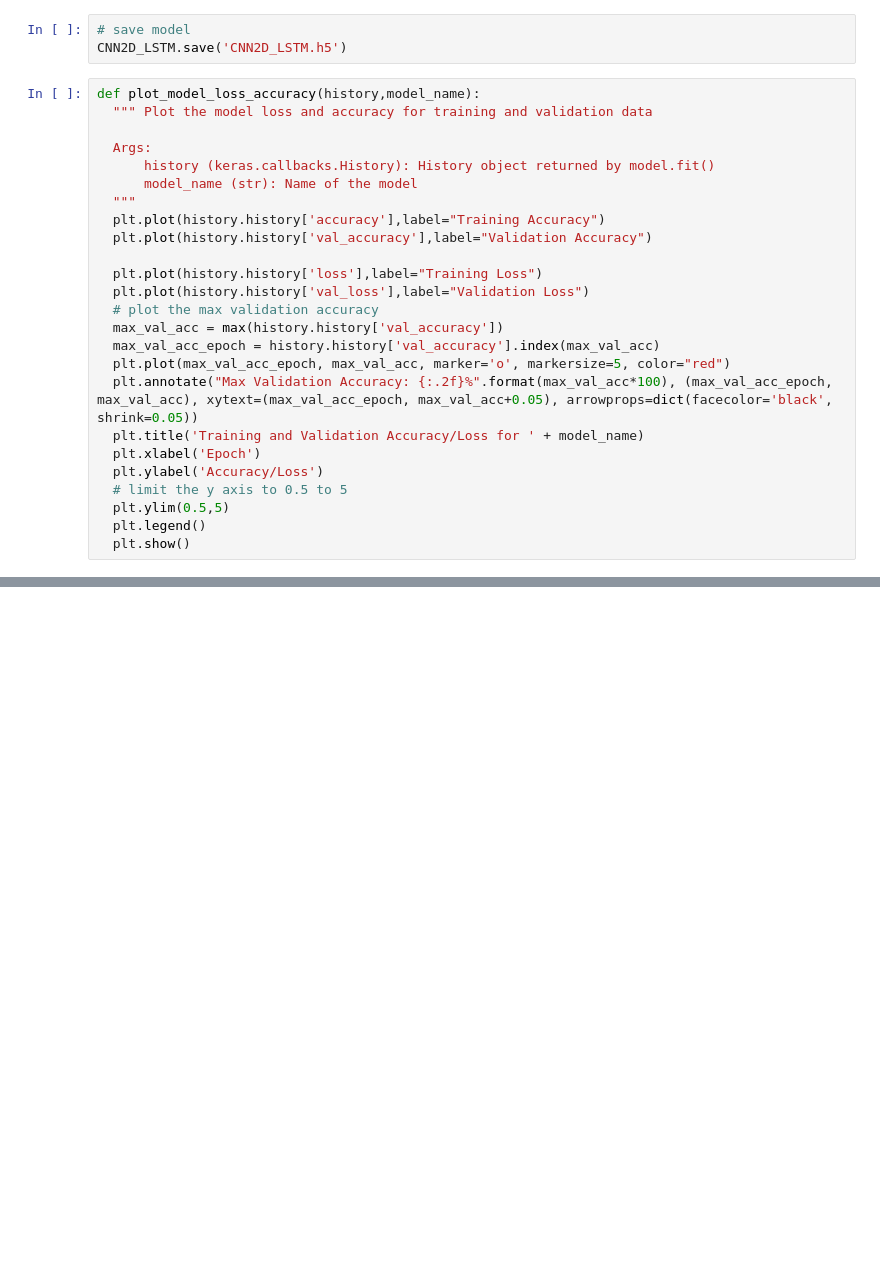
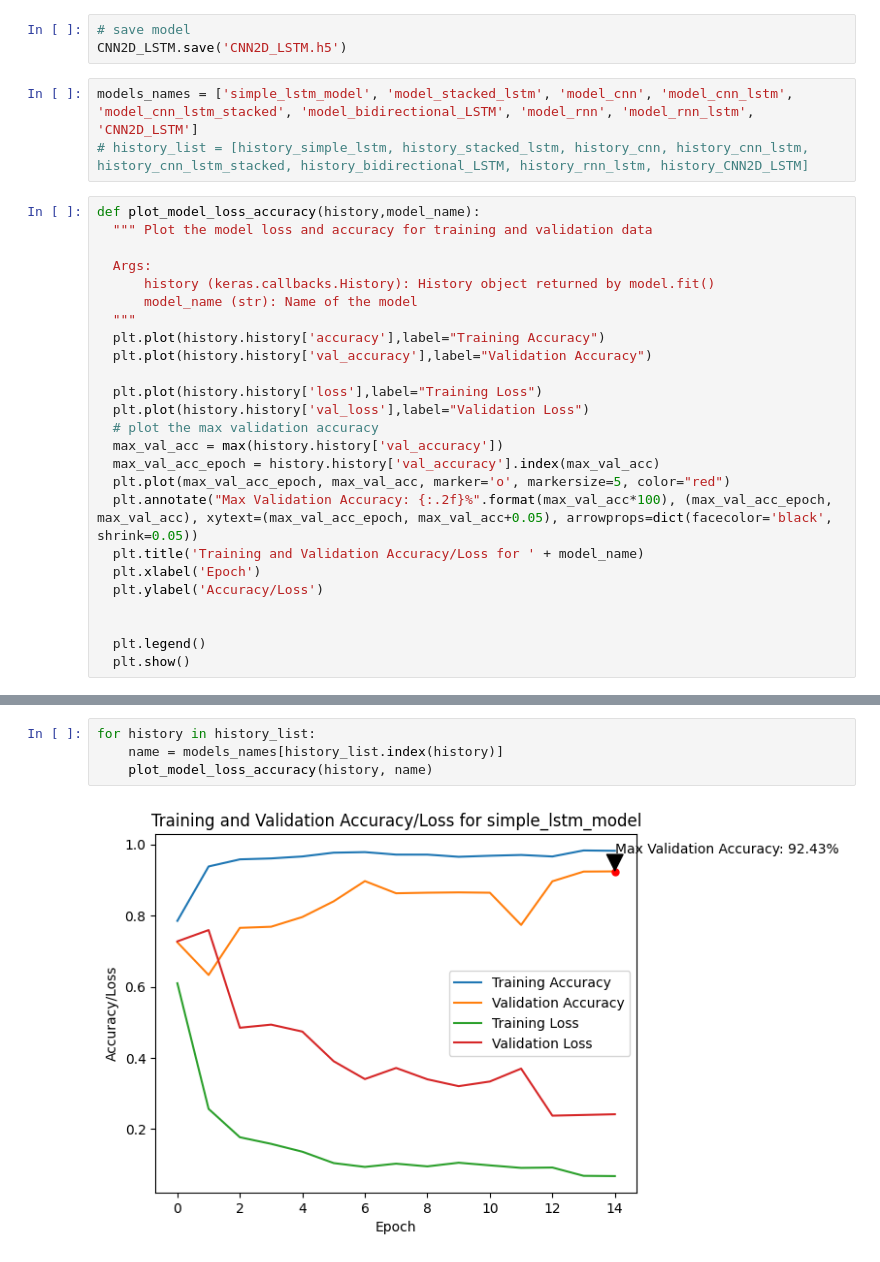
Before and after one commit to Enzo-hmdy/Secu_IOT_UQAC2, a Jupyter notebook: cleaning.ipynb, the cells around one changed output, grey strips where cells are left out. Cells and saved outputs as stored; diff of their text form; blank space fills up the shorter version.

```diff
--- a/cleaning.ipynb
+++ b/cleaning.ipynb
@@ -557,6 +616,9 @@ Epoch 15/15
 # %%
 # save model
 CNN2D_LSTM.save('CNN2D_LSTM.h5')
+# %%
+models_names = ['simple_lstm_model', 'model_stacked_lstm', 'model_cnn', 'model_cnn_lstm', 'model_cnn_lstm_stacked', 'model_bidirectional_LSTM', 'model_rnn', 'model_rnn_lstm', 'CNN2D_LSTM']
+# history_list = [history_simple_lstm, history_stacked_lstm, history_cnn, history_cnn_lstm, history_cnn_lstm_stacked, history_bidirectional_LSTM, history_rnn_lstm, history_CNN2D_LSTM]
 # %%
 def plot_model_loss_accuracy(history,model_name):
   """ Plot the model loss and accuracy for training and validation data
@@ -578,7 +640,7 @@ def plot_model_loss_accuracy(history,model_name):
   plt.title('Training and Validation Accuracy/Loss for ' + model_name)
   plt.xlabel('Epoch')
   plt.ylabel('Accuracy/Loss')
-  # limit the y axis to 0.5 to 5
-  plt.ylim(0.5,5)
+
+
   plt.legend()
   plt.show()
@@ -604,0 +647,6 @@ F1 score: 0.6702399411791127
+# %%
+for history in history_list:
+    name = models_names[history_list.index(history)]
+    plot_model_loss_accuracy(history, name)
+# %% [output]
+[figure, added]
```
Also changed, not shown: parts of 25 cells of this notebook.
